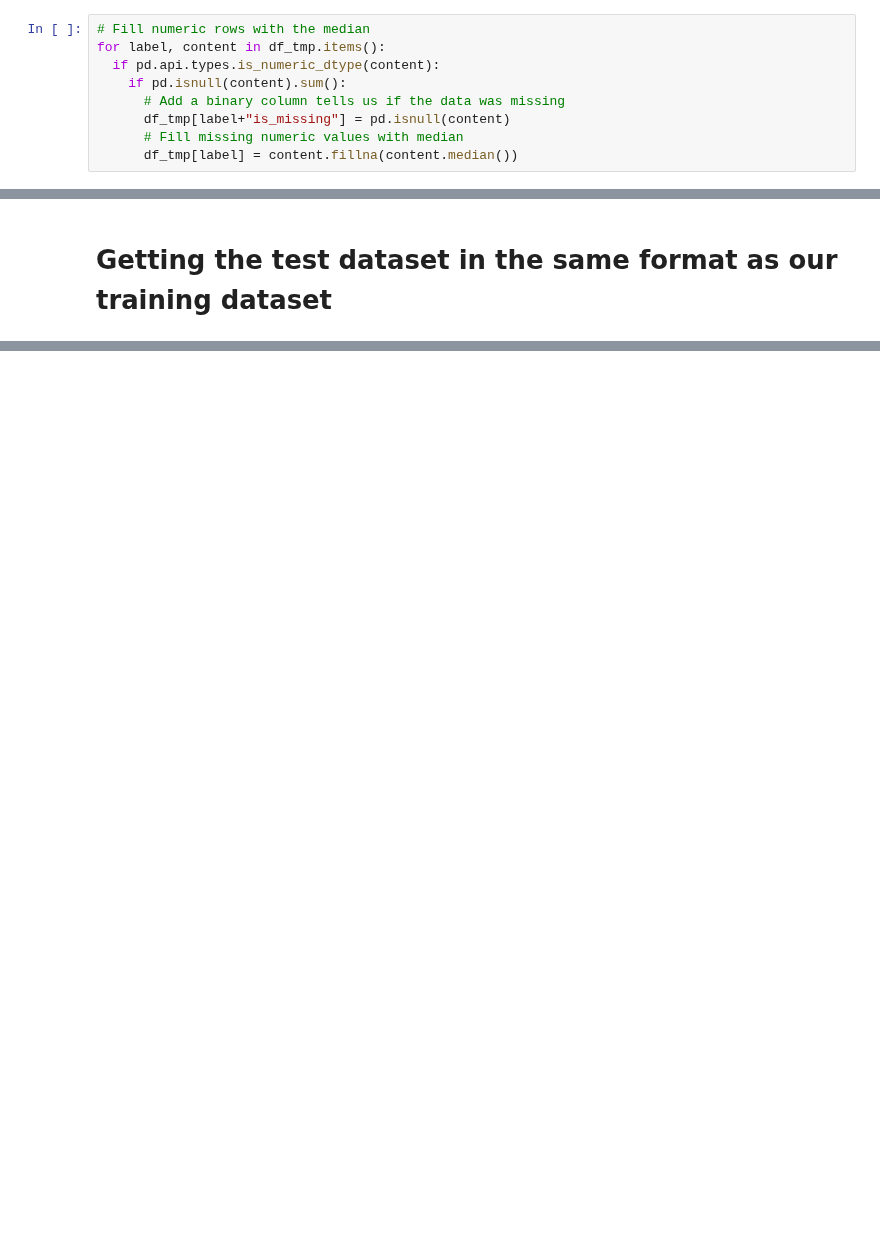
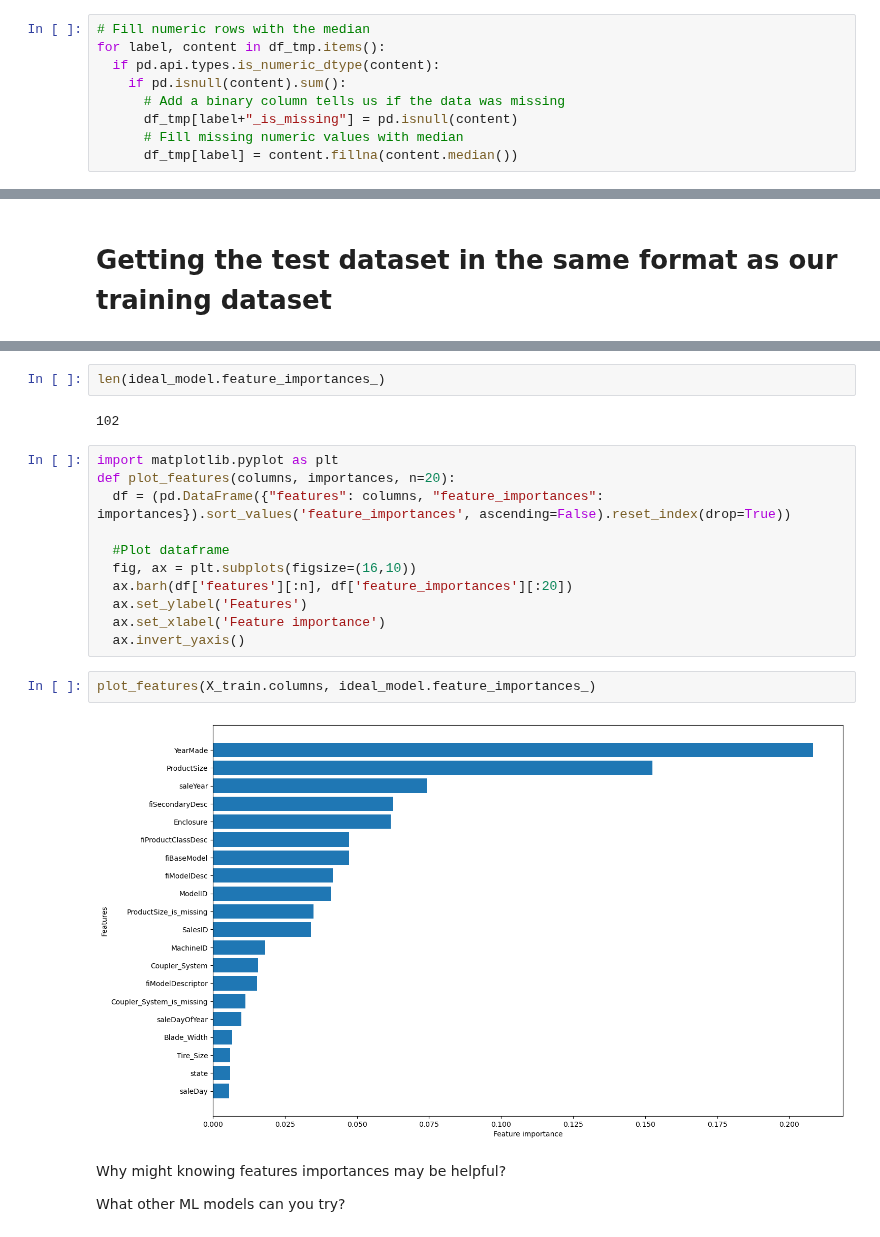
Before and after one commit to ed3899/ml-book, a Jupyter notebook: bulldozer-project/bulldozer.ipynb, the cells around one changed output, grey strips where cells are left out. Saved outputs shown, nothing was run; the diff lists cells and outputs as text; blank space fills up the shorter version.

```diff
--- a/bulldozer-project/bulldozer.ipynb
+++ b/bulldozer-project/bulldozer.ipynb
@@ -542,7 +542,7 @@ for label, content in df_tmp.items():
   if pd.api.types.is_numeric_dtype(content):
     if pd.isnull(content).sum():
       # Add a binary column tells us if the data was missing
-      df_tmp[label+"is_missing"] = pd.isnull(content)
+      df_tmp[label+"_is_missing"] = pd.isnull(content)
       # Fill missing numeric values with median
       df_tmp[label] = content.fillna(content.median())
 # %%
@@ -1056,0 +1047,23 @@ def preprocess_data(df):
+# %%
+len(ideal_model.feature_importances_)
+# %% [output]
+102
+# %%
+import matplotlib.pyplot as plt
+def plot_features(columns, importances, n=20):
+  df = (pd.DataFrame({"features": columns, "feature_importances": importances}).sort_values('feature_importances', ascending=False).reset_index(drop=True))
+
+  #Plot dataframe
+  fig, ax = plt.subplots(figsize=(16,10))
+  ax.barh(df['features'][:n], df['feature_importances'][:20])
+  ax.set_ylabel('Features')
+  ax.set_xlabel('Feature importance')
+  ax.invert_yaxis()
+# %%
+plot_features(X_train.columns, ideal_model.feature_importances_)
+# %% [output]
+[figure, added]
+# %% [markdown]
+Why might knowing features importances may be helpful?
+
+What other ML models can you try?
```
Also changed, not shown: parts of 23 cells of this notebook.
